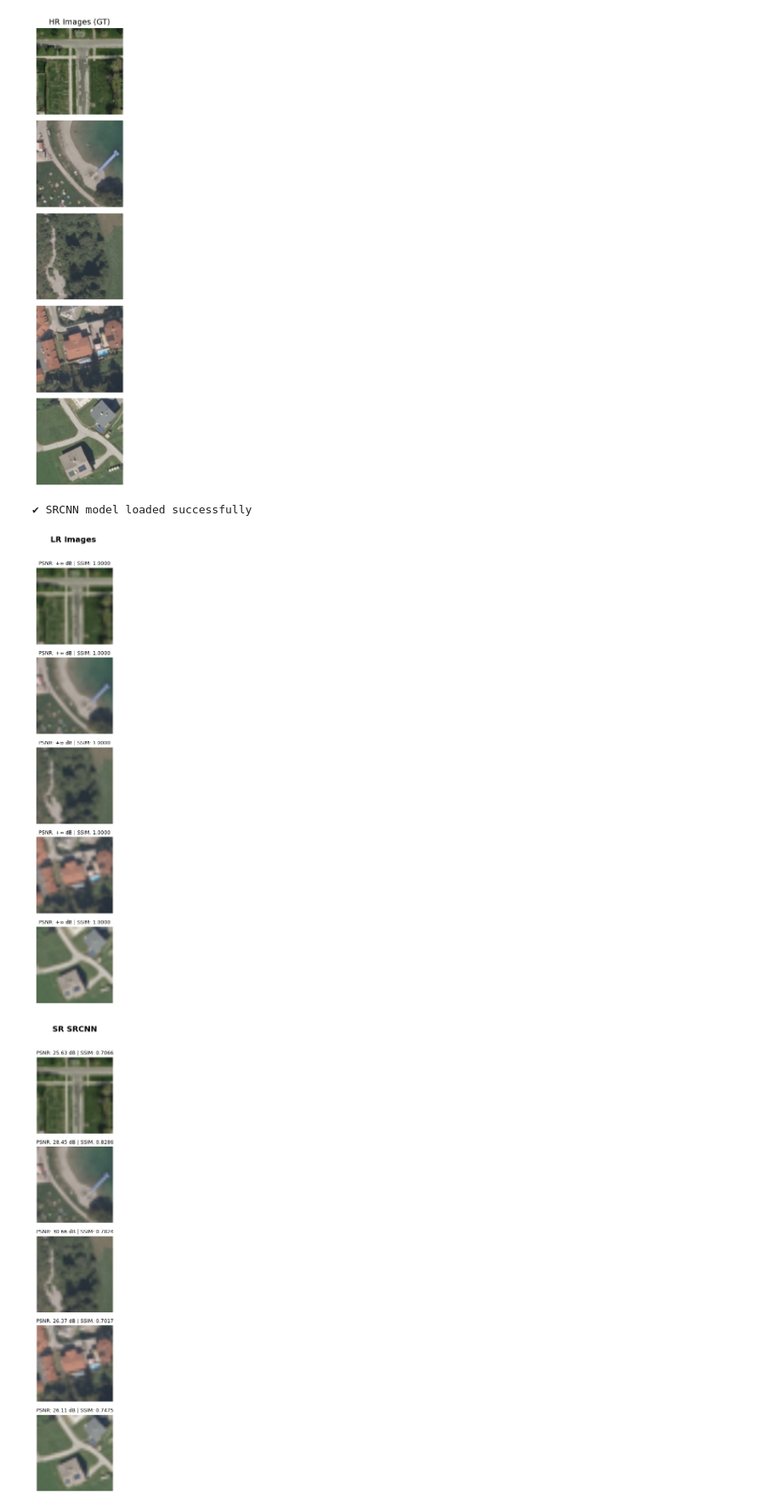
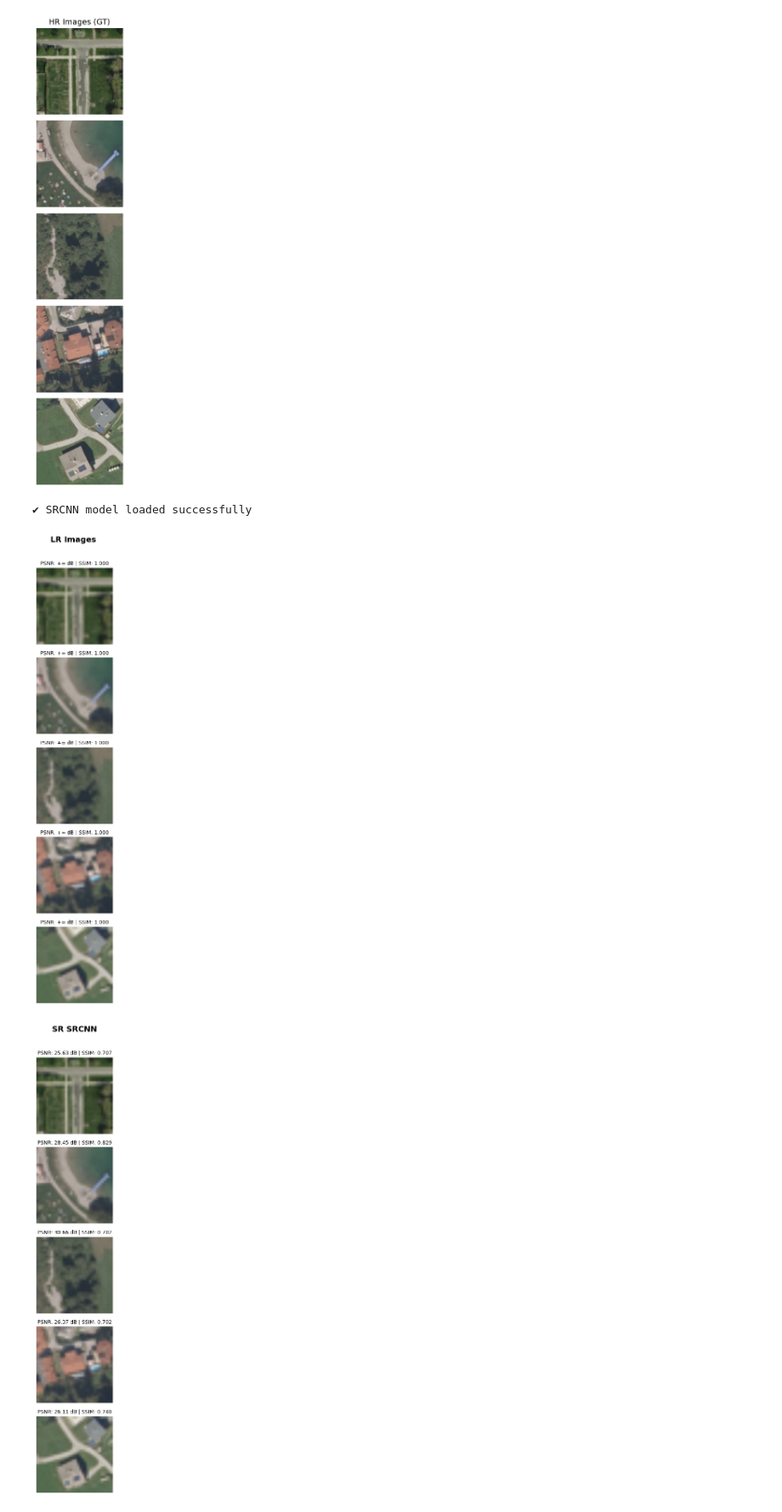
Before and after one commit to NadiYasser/Satellite_Super_Resulotion0, a Jupyter notebook: notebooks/said/test_models.ipynb, the cells around one changed output. Shown at 85% size. Saved outputs shown, nothing was run; the diff lists cells and outputs as text; code cells hidden in the pictures.

```diff
--- a/notebooks/said/test_models.ipynb
+++ b/notebooks/said/test_models.ipynb
@@ -250,42 +325,42 @@ def plot_lr(images):
     fig, axes = plt.subplots(len(images), 1, figsize=(4, 12))
     for ax, img in zip(axes, images):
         ax.imshow(img)
-        ax.set_title("PSNR: +∞ dB | SSIM: 1.0000", fontsize=9)
+        ax.set_title("PSNR: +∞ dB | SSIM: 1.000", fontsize=9)
         ax.axis("off")
 
     plt.suptitle("LR Images ", fontsize=14, fontweight="bold")
     plt.tight_layout(rect=[0, 0, 1, 0.97])
     plt.show()
 
 def plot_sr(images, metrics):
     fig, axes = plt.subplots(len(images), 1, figsize=(4, 12))
     for ax, img, (p, s) in zip(axes, images, metrics):
         ax.imshow(img)
-        ax.set_title(f"PSNR: {p:.2f} dB | SSIM: {s:.4f}", fontsize=9)
+        ax.set_title(f"PSNR: {p:.2f} dB | SSIM: {s:.3f}", fontsize=9)
         ax.axis("off")
 
-    plt.suptitle("SR SRCNN", fontsize=14, fontweight="bold")Images
+    plt.suptitle("SR SRCNN", fontsize=14, fontweight="bold")
     plt.tight_layout(rect=[0, 0, 1, 0.97])
     plt.show()
 
 def plot_hr(images):
     fig, axes = plt.subplots(len(images), 1, figsize=(4, 12))
     for ax, img in zip(axes, images):
         ax.imshow(img)
-        ax.set_title("PSNR: +∞ dB | SSIM: 1.0000", fontsize=9)
+        ax.set_title("PSNR: +∞ dB | SSIM: 1.000", fontsize=9)
         ax.axis("off")
 
     plt.suptitle("HR Images", fontsize=14, fontweight="bold")
     plt.tight_layout(rect=[0, 0, 1, 0.97])
     plt.show()
 
 # =====================================================
 # DISPLAY RESULTS
 # =====================================================
 plot_lr(lr_imgs)
 plot_sr(sr_imgs, sr_metrics)
 plot_hr(hr_imgs)
 # %% [output]
 ✔ SRCNN model loaded successfully
-[figure, old version]
+[figure, new version]
-[figure, old version]
+[figure, new version]
```
Also changed, not shown: parts of 2 cells of this notebook.
